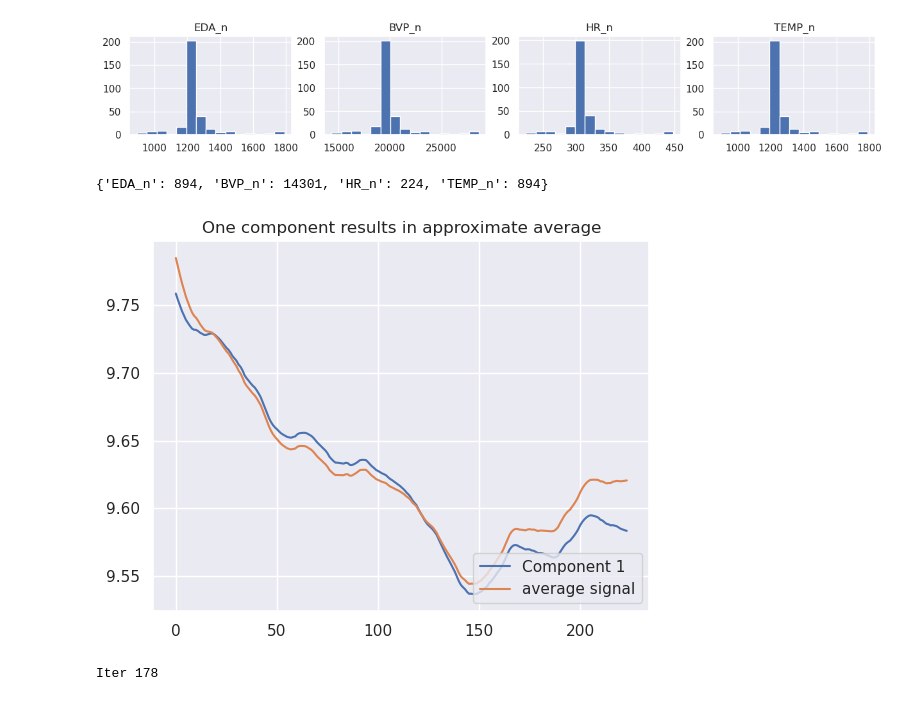
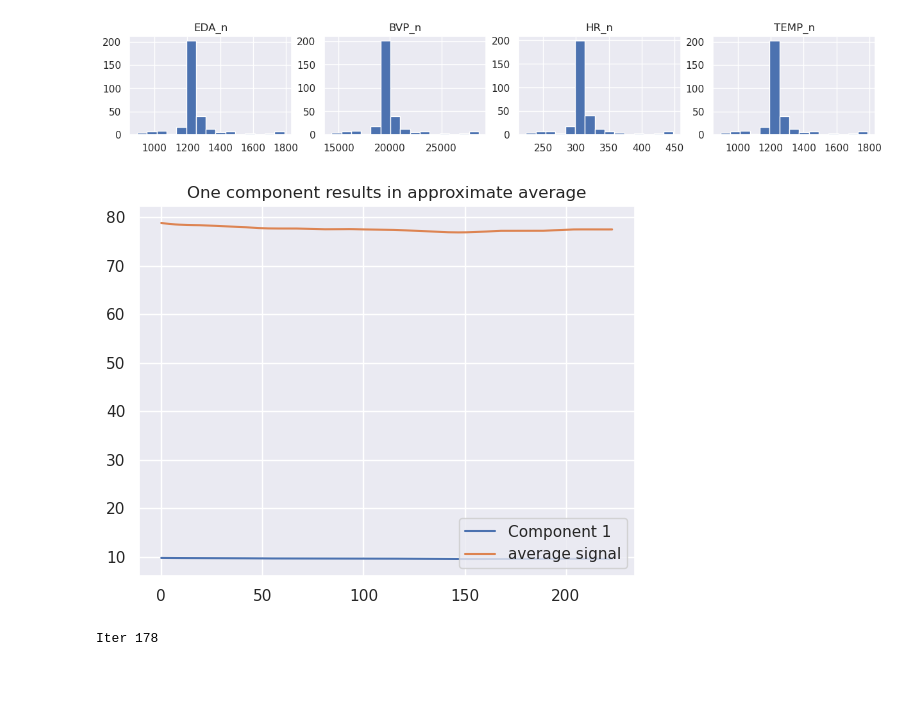
Before and after one commit to tbarcinski/02582-Computational-Data-Analysis, a Jupyter notebook: Case2/NMF.ipynb, the cells around one changed output. Drawn from its saved outputs; the diff is of its cells as text; code cells hidden in the pictures.

Commit message:
trying to accomodate BVP by scaling - work in progress

```diff
--- a/Case2/NMF.ipynb
+++ b/Case2/NMF.ipynb
@@ -83,12 +84,9 @@ plt.show()
 # %% [output]
 Min 0 days 00:03:43.250000, Min 0 days 00:03:43.437500, Min 0 days 00:03:43, Min 0 days 00:03:43.250000,
 [figure]
-# %%
-min_n
-# %% [output]
-{'EDA_n': 894, 'BVP_n': 14301, 'HR_n': 224, 'TEMP_n': 894}
 # %%
-def get_standardized_signals(stat, n=None, last = True):
+
+def get_standardized_signals(stat, n=None, last = True, with_scaling=False):
     if not n:
         n = metadata[['EDA_n', 'BVP_n', 'HR_n', 'TEMP_n']].min()[stat+'_n']
 
@@ -102,24 +100,30 @@ def get_standardized_signals(stat, n=None, last = True):
         raw_ds.append(signal)
 
     raw_ds = pd.DataFrame(raw_ds, index=metadata['Path'])
-    return raw_ds
+    scaler = MinMaxScaler()
+    scaler.fit(raw_ds.values)
+    if with_scaling:
+        raw_ds = pd.DataFrame(scaler.transform(raw_ds), index=metadata['Path'])
 
-raw_ds = get_standardized_signals("HR")
+    return raw_ds, scaler
+
+raw_ds, scaler = get_standardized_signals("HR", with_scaling=False)
 # %%
-X = raw_ds.values
+X = raw_ds
 
 model = NMF(n_components=1, init='nndsvda', solver='mu')
 W = model.fit_transform(X)
 H = model.components_
 
 plt.figure()
 plt.title("One component results in approximate average")
 plt.plot(H[0, :], label=f"Component 1")
-plt.plot(X.mean(axis=0)/8.05, label='average signal')
+plt.plot(X.mean(axis=0), label='average signal')
+
 plt.legend(loc='lower right')
 plt.show()
 # %% [output]
-[figure, old version]
+[figure, new version]
 # %%
 # how many components results in the highest expalined variance while not overfitting?
 # by default it doesn't regularize W and H, maybe we should impose some for stability?
```
Also changed, not shown: parts of 7 cells of this notebook.
